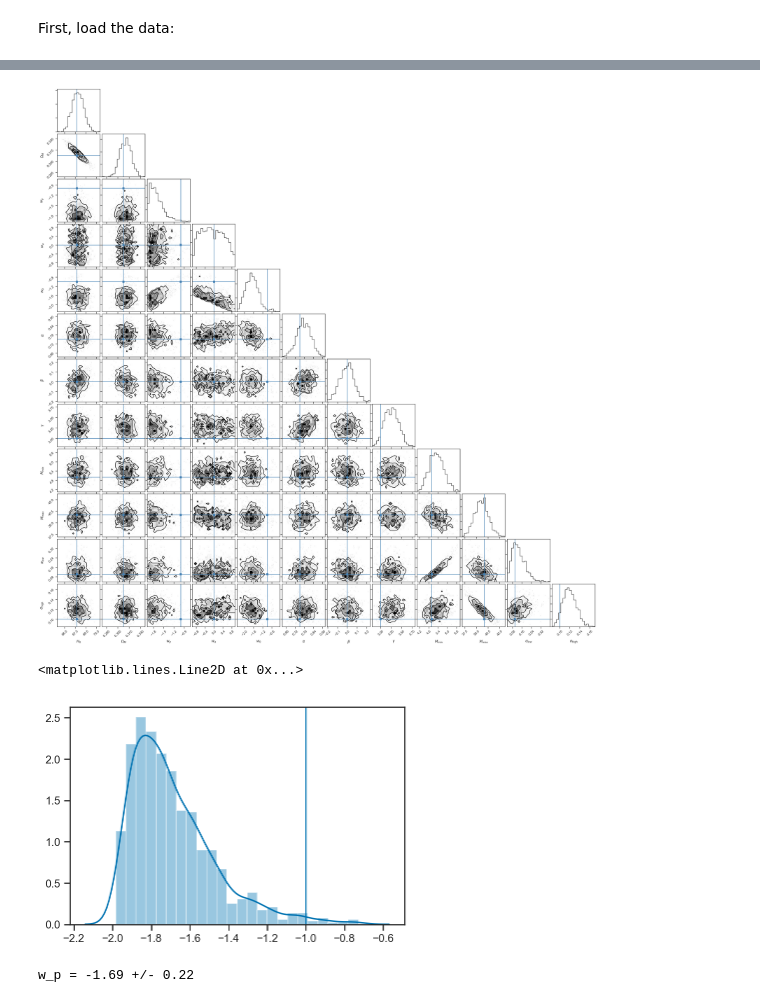
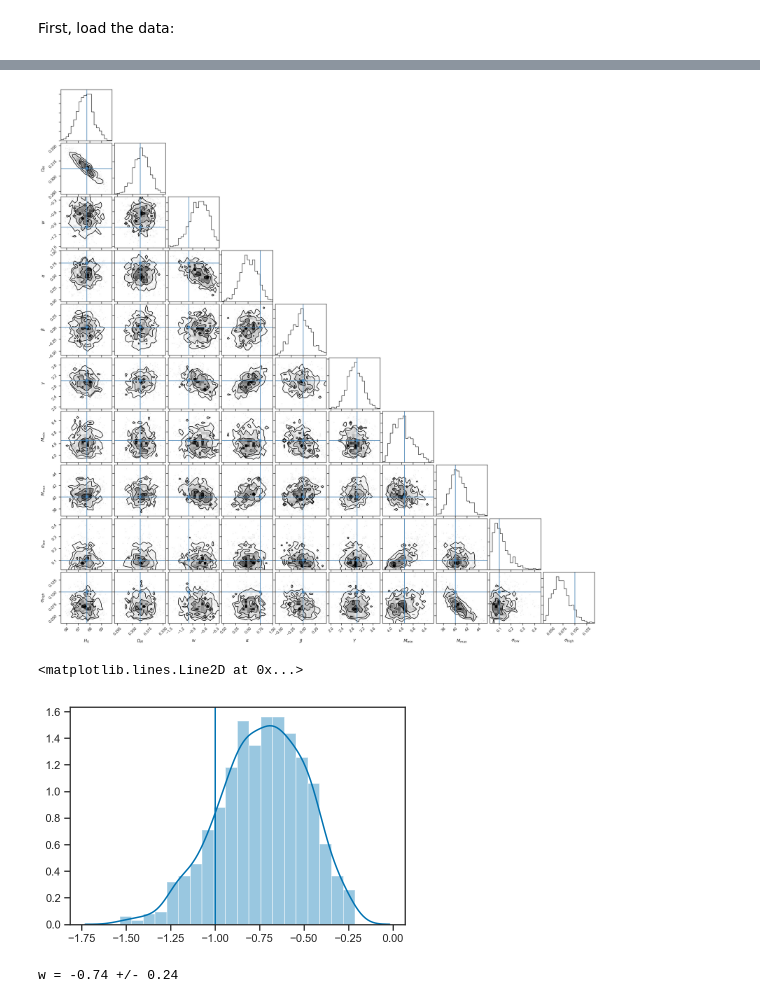
Before and after one commit to farr/PISNLineCosmography, a Jupyter notebook: Variational.ipynb, the cells around one changed output, grey strips where cells are left out. Drawn from its saved outputs; the diff is of its cells as text; code cells hidden in the pictures.

```diff
--- a/Variational.ipynb
+++ b/Variational.ipynb
@@ -45,7 +45,7 @@ with h5py.File('selected.h5', 'r') as inp:
     dls_det = array(inp['dl'])
     wts_det = array(inp['wt'])
 # %%
-nsel = 131072
+nsel = 32768
 f = nsel / len(m1s_det)
 N_gen = int(round(N_gen*f))
 m1s_det = m1s_det[:nsel]
@@ -153,13 +144,42 @@ d = {
 
     'zinterp': zinterp,
 
-    'ms_norm': msnorm,
-
-    'z_p': z_p,
+    'mnorm': msnorm,
 
     'cosmo_prior': 1
 }
+# %%
+def init(chain=None):
+    H0 = Planck15.H0.to(u.km/u.s/u.Mpc).value*(1.0 + 0.01*randn())
+    Om = Planck15.Om0*(1.0 + 0.01*randn())
+    w = np.random.uniform(low=-1.5, high=-0.5)
+
+    MMin = np.random.uniform(low=4, high=6)
+    MMax = np.random.uniform(low=35, high=45)
+
+    alpha = np.random.uniform(low=0.5, high=1.0)
+    beta = np.random.uniform(low=-0.5, high=0.5)
+    gamma = np.random.uniform(low=2, high=4)
+
+    sigma_low = np.random.uniform(0.05, 0.15)
+    sigma_high = np.random.uniform(0.05, 0.15)
+
+    MLow2Sigma = exp(log(MMin) - 2*sigma_low)
+    MHigh2Sigma = exp(log(MMax) + 2*sigma_high)
+
+    return {
+        'H0': H0,
+        'Omh2': Om*(H0/100)**2,
+        'w': w,
+        'MMin': MMin,
+        'MMax': MMax,
+        'alpha': alpha,
+        'beta': beta,
+        'gamma': gamma,
+        'MLow2Sigma': MLow2Sigma,
+        'MHigh2Sigma': MHigh2Sigma
+    }
 # %%
-r = m.vb(data=d, algorithm='fullrank')
+r = m.vb(data=d, init=init, algorithm='fullrank')
 # %% [output]
 WARNING:pystan:Automatic Differentiation Variational Inference (ADVI) is an EXPERIMENTAL ALGORITHM.
@@ -201,16 +221,16 @@ Safety factor (1% of Neff / 4*Nobs) = 2.3
 # %%
-corner.corner(column_stack([w[k] for k in ['H0', 'Om', 'w_p', 'w_a', 'w_0', 'alpha', 'beta', 'gamma', 'MMin', 'MMax', 'sigma_low', 'sigma_high']]),
-              labels=[r'$H_0$', r'$\Omega_M$', r'$w_p$', r'$w_a$', r'$w_0$', r'$\alpha$', r'$\beta$', r'$\gamma$', r'$M_\mathrm{min}$', r'$M_\mathrm{max}$', r'$\sigma_\mathrm{low}$', r'$\sigma_\mathrm{high}$'],
-              truths=[Planck15.H0.to(u.km/u.s/u.Mpc).value, Planck15.Om0, -1.0, 0.0, -1.0, 0.75, 0.0, 3.0, 5.0, 40.0, 0.1, 0.1]);
+corner.corner(column_stack([w[k] for k in ['H0', 'Om', 'w', 'alpha', 'beta', 'gamma', 'MMin', 'MMax', 'sigma_low', 'sigma_high']]),
+              labels=[r'$H_0$', r'$\Omega_M$', r'$w$', r'$\alpha$', r'$\beta$', r'$\gamma$', r'$M_\mathrm{min}$', r'$M_\mathrm{max}$', r'$\sigma_\mathrm{low}$', r'$\sigma_\mathrm{high}$'],
+              truths=[Planck15.H0.to(u.km/u.s/u.Mpc).value, Planck15.Om0, -1.0, 0.75, 0.0, 3.0, 5.0, 40.0, 0.1, 0.1]);
 # %% [output]
-[figure, old version]
+[figure, new version]
 # %%
-sns.distplot(w['w_p'])
+sns.distplot(w['w'])
 axvline(-1)
 # %% [output]
 <matplotlib.lines.Line2D at 0x...>
-[figure, old version]
+[figure, new version]
 # %%
-print('w_p = {:.2f} +/- {:.2f}'.format(mean(w['w_p']), std(w['w_p'])))
+print('w = {:.2f} +/- {:.2f}'.format(mean(w['w']), std(w['w'])))
 # %% [output]
-w_p = -1.69 +/- 0.22
+w = -0.74 +/- 0.24
```
Also changed, not shown: parts of 8 cells of this notebook.
